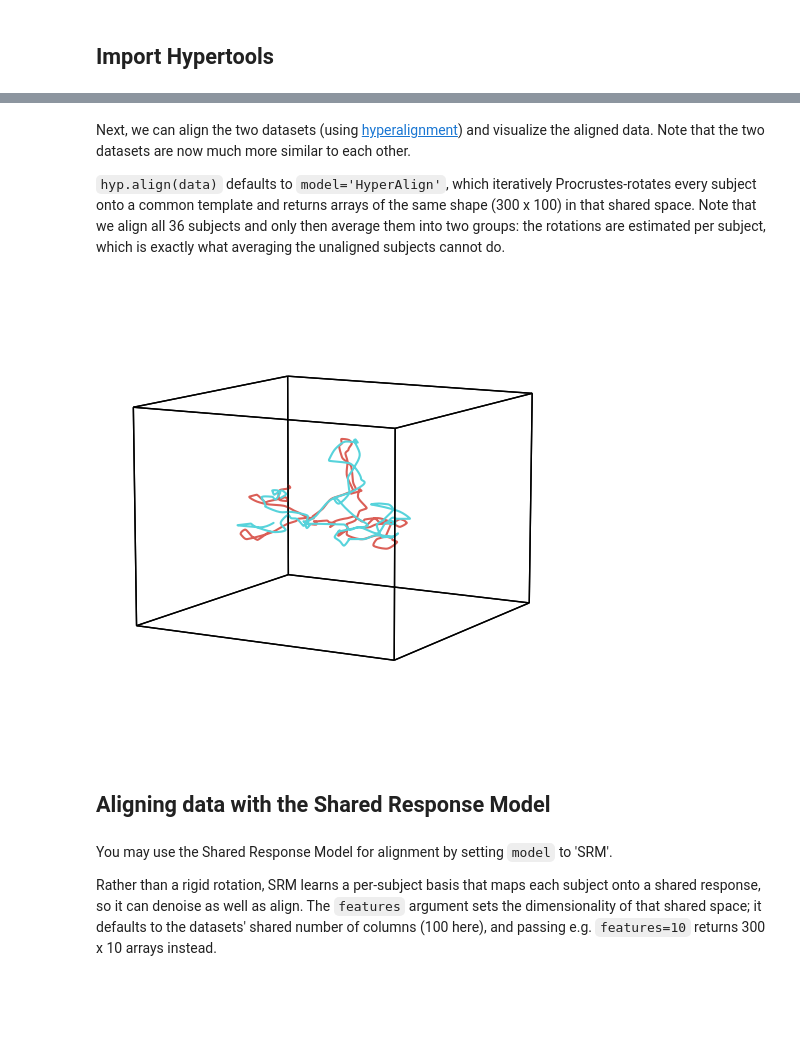
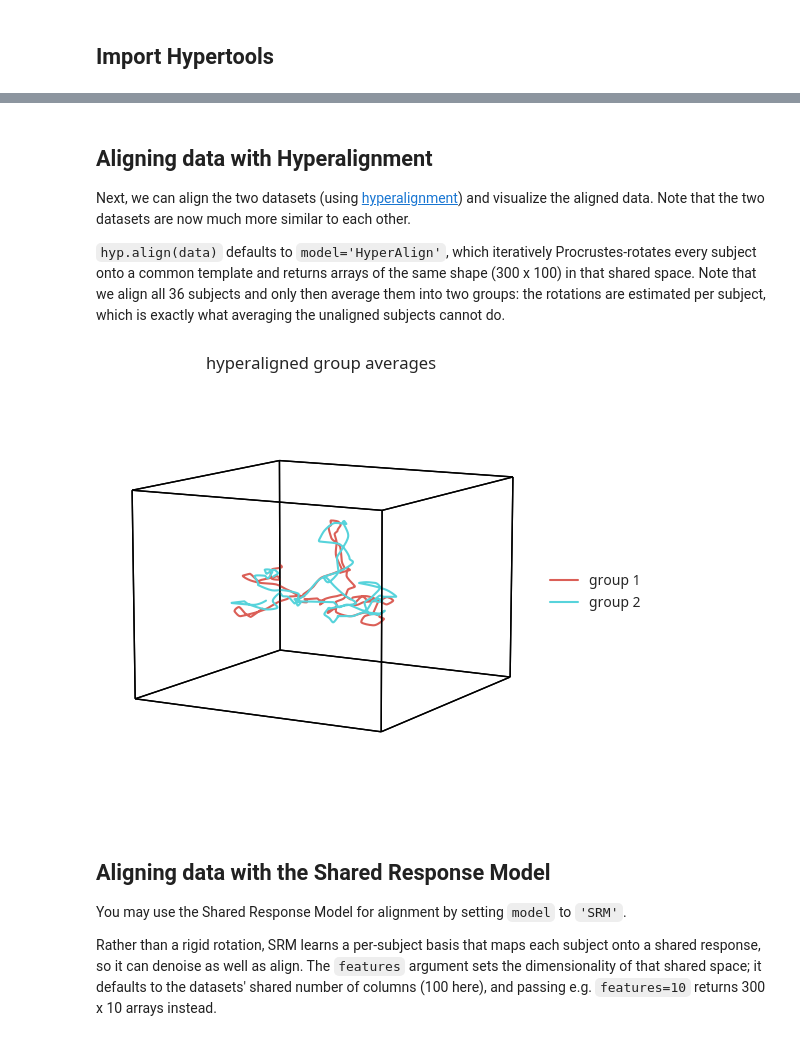
Before and after one commit to ContextLab/hypertools, a Jupyter notebook: docs/tutorials/align.ipynb, the cells around one changed output, grey strips where cells are left out. Cells and saved outputs as stored; diff of their text form; code cells hidden in the pictures; blank space fills up the shorter version.

```diff
--- a/docs/tutorials/align.ipynb
+++ b/docs/tutorials/align.ipynb
@@ -22,0 +24,15 @@ import numpy as np
+# %%
+base = hyp.reduce(hyp.load('weights_avg')[0], ndims=3)
+
+rng = np.random.default_rng(1)
+copies = []
+for scale in (1.0, 0.5, 2.0):
+    rotation, _ = np.linalg.qr(rng.standard_normal((3, 3)))   # a random 3-D rotation
+    copies.append(scale * base @ rotation)
+
+fig, axes = plt.subplots(1, 2, figsize=(11, 4.5), subplot_kw={'projection': '3d'})
+hyp.plot(copies, ['-', '--', ':'], reduce=None, ax=axes[0], linewidth=2,
+         names=['copy 1', 'copy 2', 'copy 3'], title='three rotated, scaled copies', show=False)
+hyp.plot(copies, ['-', '--', ':'], reduce=None, ax=axes[1], linewidth=2, align='HyperAlign',
+         names=['copy 1', 'copy 2', 'copy 3'], title='after hyperalignment', show=False)
+fig.tight_layout()
@@ -45,0 +58,9 @@ fig = hyp.plot([group1[:100, :], group2[:100, :]])
+# %%
+def group_averages(subjects):
+    """Average the first and second halves of a list of subjects."""
+    half = len(subjects) // 2
+    return [np.mean(subjects[:half], 0), np.mean(subjects[half:], 0)]
+
+group1, group2 = group_averages(data)
+fig = hyp.plot([group1[:100], group2[:100]], names=['group 1', 'group 2'],
+               title='unaligned group averages')
@@ -46,21 +69,20 @@ fig = hyp.plot([group1[:100, :], group2[:100, :]])
 # %% [markdown]
+## Aligning data with Hyperalignment
+
 Next, we can align the two datasets (using [hyperalignment](https://doi.org/10.1016/j.neuron.2011.08.026)) and visualize the aligned data. Note that the two datasets are now much more similar to each other.
 
 `hyp.align(data)` defaults to `model='HyperAlign'`, which iteratively Procrustes-rotates every subject onto a common template and returns arrays of the same shape (300 x 100) in that shared space. Note that we align all 36 subjects and only then average them into two groups: the rotations are estimated per subject, which is exactly what averaging the unaligned subjects cannot do.
 # %%
-aligned_data = hyp.align(data)
+aligned = hyp.align(data)
 
-# average into two groups
-group1 = np.mean(aligned_data[:18], 0)
-group2 = np.mean(aligned_data[18:], 0)
-
-# plot
-fig = hyp.plot([group1[:100, :], group2[:100, :]])
+group1, group2 = group_averages(aligned)
+fig = hyp.plot([group1[:100], group2[:100]], names=['group 1', 'group 2'],
+               title='hyperaligned group averages')
 # %% [output]
-[figure, old version]
+[figure, new version]
-# %% [markdown]
-## Aligning data with the Shared Response Model
 # %% [markdown]
-You may use the Shared Response Model for alignment by setting `model` to 'SRM'.
+## Aligning data with the Shared Response Model
+
+You may use the Shared Response Model for alignment by setting `model` to `'SRM'`.
 
 Rather than a rigid rotation, SRM learns a per-subject basis that maps each subject onto a shared response, so it can denoise as well as align. The `features` argument sets the dimensionality of that shared space; it defaults to the datasets' shared number of columns (100 here), and passing e.g. `features=10` returns 300 x 10 arrays instead.
```
Also changed, not shown: parts of 27 cells of this notebook, 1 other file.
